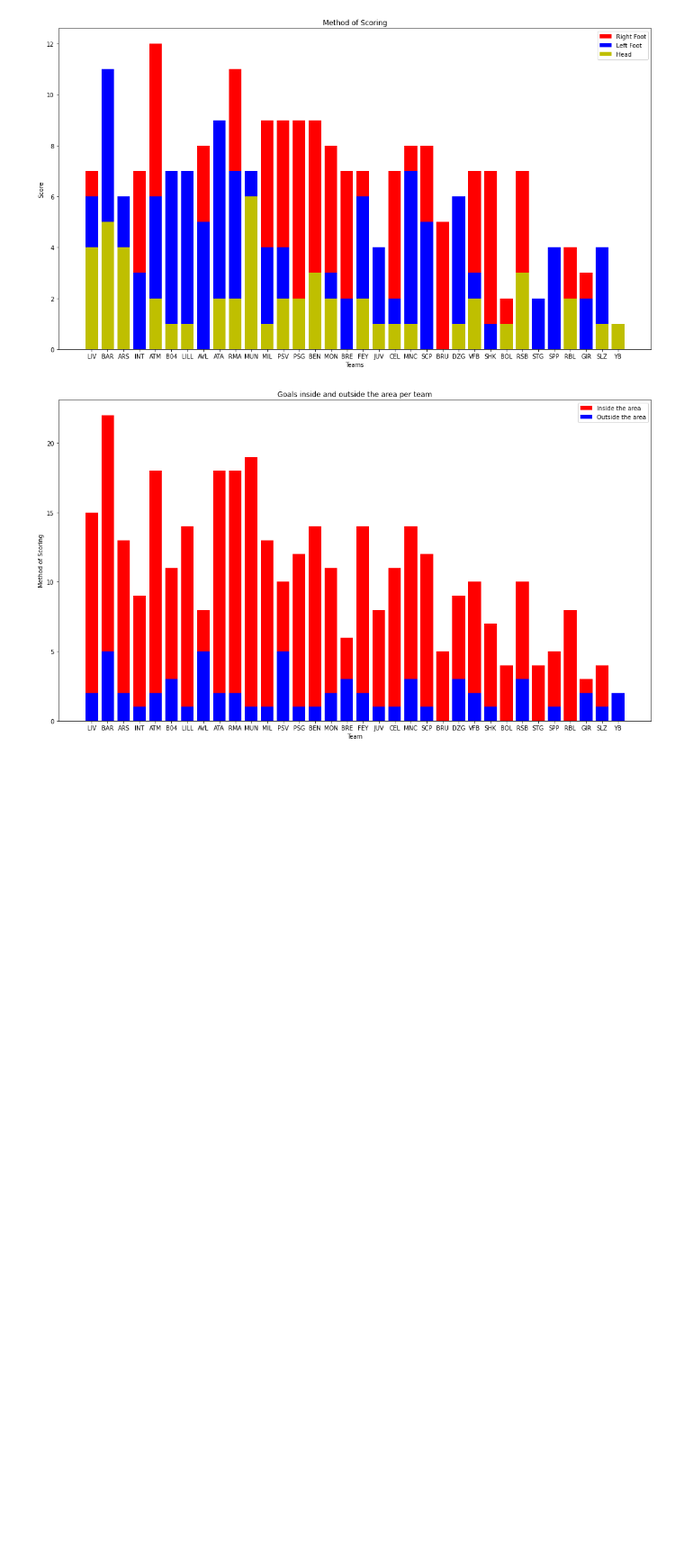
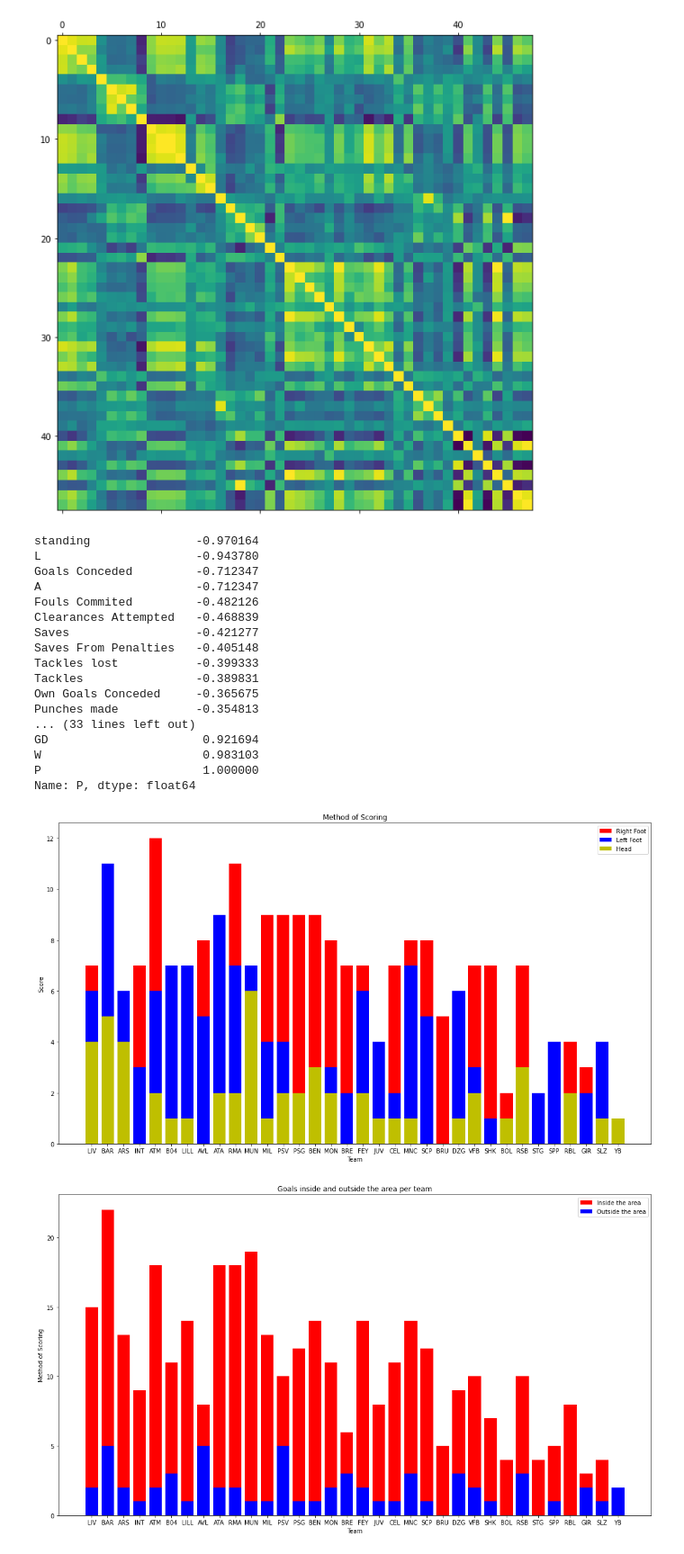
Before and after one commit to NikolaosTM/UCL2025, a Jupyter notebook: LeaguePhase/workbook.ipynb, the cells around one changed output. Shown at 90% size. Cells and saved outputs as stored; diff of their text form; code cells hidden in the pictures; blank space fills up the shorter version.

Commit message:
checking correlations

```diff
--- a/LeaguePhase/workbook.ipynb
+++ b/LeaguePhase/workbook.ipynb
@@ -165,6 +144,32 @@ cols = [
     'standing',
     'W', 'D', 'L', 'F', 'A', 'GD', 'P'
 ]
+# %%
+# quick screen for correlations
+plt.figure(figsize=(10,10))
+master_corr = master_df.corr()
+plt.matshow(master_df.corr(),fignum=1)
+plt.show()
+master_corr['P'].sort_values()
+# %% [output]
+[figure, added]
+standing               -0.970164
+L                      -0.943780
+Goals Conceded         -0.712347
+A                      -0.712347
+Fouls Commited         -0.482126
+Clearances Attempted   -0.468839
+Saves                  -0.421277
+Saves From Penalties   -0.405148
+Tackles lost           -0.399333
+Tackles                -0.389831
+Own Goals Conceded     -0.365675
+Punches made           -0.354813
+... (33 lines left out)
+GD                      0.921694
+W                       0.983103
+P                       1.000000
+Name: P, dtype: float64
 # %%
 # lets do stacked bar charts for right foot/ left foot/ header goals
 plt.subplots(figsize=(18,10))
```
Also changed, not shown: parts of 1 cell of this notebook.
